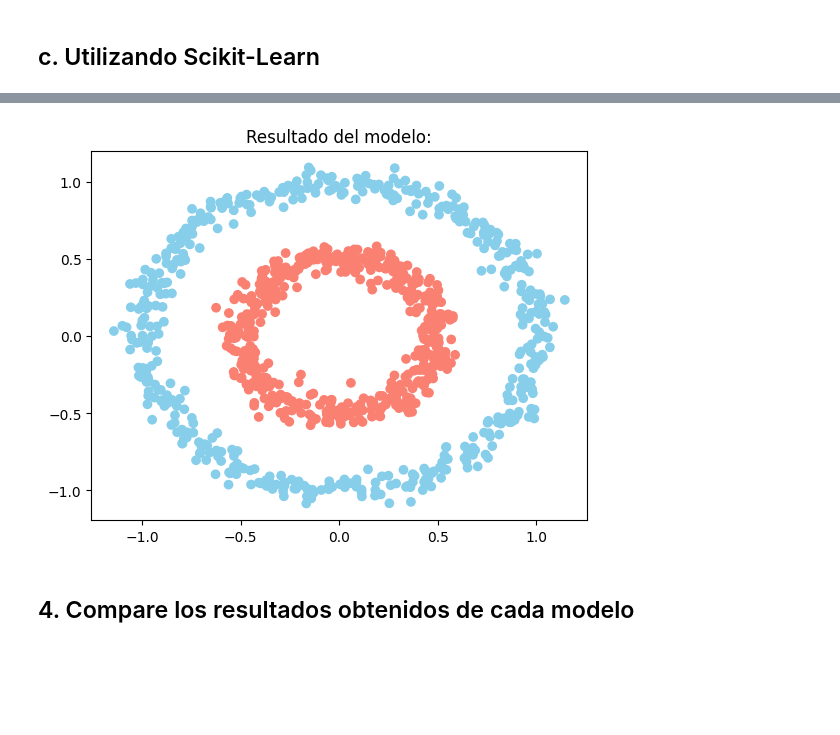
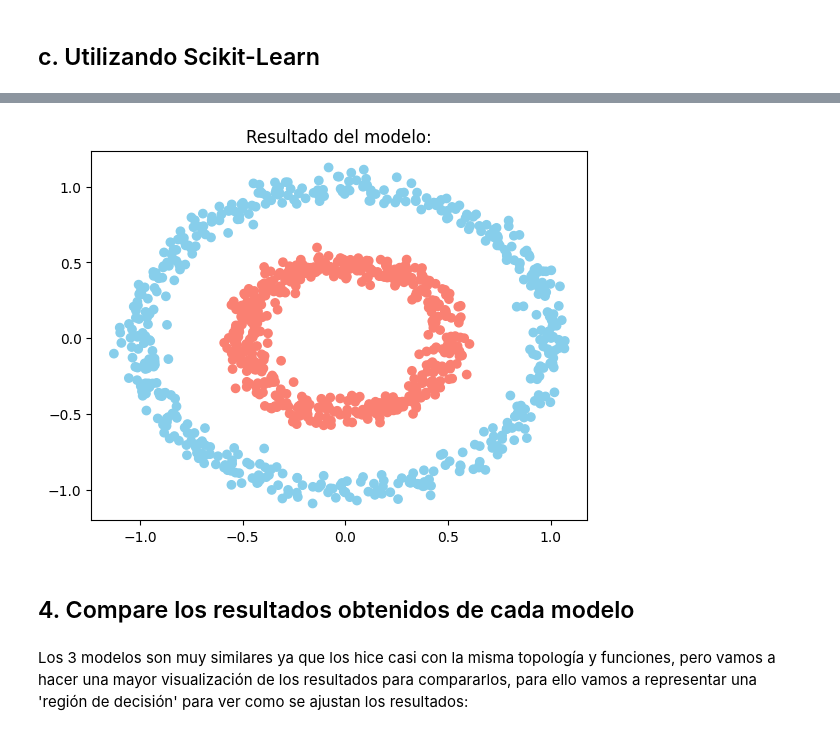
Before and after one commit to FullFran/Point_classifier, a Jupyter notebook: make_circles.ipynb, the cells around one changed output, grey strips where cells are left out. Saved outputs shown, nothing was run; the diff lists cells and outputs as text; code cells hidden in the pictures; blank space fills up the shorter version.

```diff
--- a/make_circles.ipynb
+++ b/make_circles.ipynb
@@ -16,17 +17,24 @@ dataset como a generar y entrenar el modelo.
 # %%
 # Creamos los datos
 # Vamos a tener 1000 puntos
-n = 1000
+n = 2000
 
 # Creamos los datos de los dos anillos con el dataset
 # make_circles de sklearn, vamos a crear dos anillos
-# uno con la mitad de radio que el otro (factor=0.05)
+# uno con la mitad de radio que el otro (factor=0.5)
 # y añadimos un cierto ruido a los puntos de forma que
-# no todos tienen exactamente la misma distancia al centro (noise=0.5),
+# no todos tienen exactamente la misma distancia al centro (noise=0.05),
 # siendo noise la desviación standard
 # Esto genera una lista de coordenadas de X=[x,y]  y
 # en Y un vector con la clasificación de cada punto (0 o 1).
 X, Y = make_circles(n_samples=n, factor=0.5, noise=0.05)
+# %%
+# Dividir el dataset en conjuntos de entrenamiento y prueba
+# Vamos a usar 1000 puntos para el entrenamiento y 1000 para la validación
+# Posteriormente para el test representaremos en una gráfica la 'frontera de decisión'
+# Esto nos hará un shuffle en los datos utilizando una semilla para mantener la reproducibilidad
+# usando random_state=42
+X_train, X_test, Y_train, Y_test = train_test_split(X, Y, test_size=0.5, random_state=42)
 # %% [markdown]
 2. Visualice el dataset y diga el tamaño del tensor de puntos
 # %%
@@ -371,8 +444,8 @@ from sklearn.neural_network import MLPRegressor
 # %%
 # Creamos el modelo:
-skmodel = MLPRegressor(hidden_layer_sizes=[4, 8, 4],
-                       activation='relu',
-                       solver='adam',
-                       learning_rate_init=0.03,
-                       verbose=True,
-                       max_iter=1000)
+modelo_sklearn = MLPClassifier(hidden_layer_sizes=[8, 16, 8],
+                              activation='tanh',
+                              solver='adam',
+                              learning_rate_init=0.01,
+                              verbose=True,
+                              max_iter=1000)
@@ -384,0 +452,10 @@ model.fit(X, Y)
+# %%
+# Entrenamos al modelo:
+history = modelo_sklearn.fit(X_train, Y_train)
+
+# Obtener la pérdida durante el entrenamiento
+loss = modelo_sklearn.loss_curve_
+
+
+y_pred = modelo_sklearn.predict(X_test)
+accuracy = accuracy_score(Y_test, y_pred)
@@ -385,7 +493,7 @@ model.fit(X, Y)
 # %%
-result = model.predict(X)
+result = modelo_sklearn.predict(X_test)
 
-plt.scatter(X[:, 0], X[:, 1],
+plt.scatter(X_test[:, 0], X_test[:, 1],
             c=['skyblue' if y < 0.5 else 'salmon' for y in result])
 plt.title('Resultado del modelo:')
 plt.show()
@@ -394,3 +501,5 @@ plt.show()
-[figure, old version]
+[figure, new version]
 # %% [markdown]
 ## 4. Compare los resultados obtenidos de cada modelo
+# %% [markdown]
+Los 3 modelos son muy similares ya que los hice casi con la misma topología y funciones, pero vamos a hacer una mayor visualización de los resultados para compararlos, para ello vamos a representar una 'región de decisión' para ver como se ajustan los resultados:
```
Also changed, not shown: parts of 33 cells of this notebook, 1 other file.
